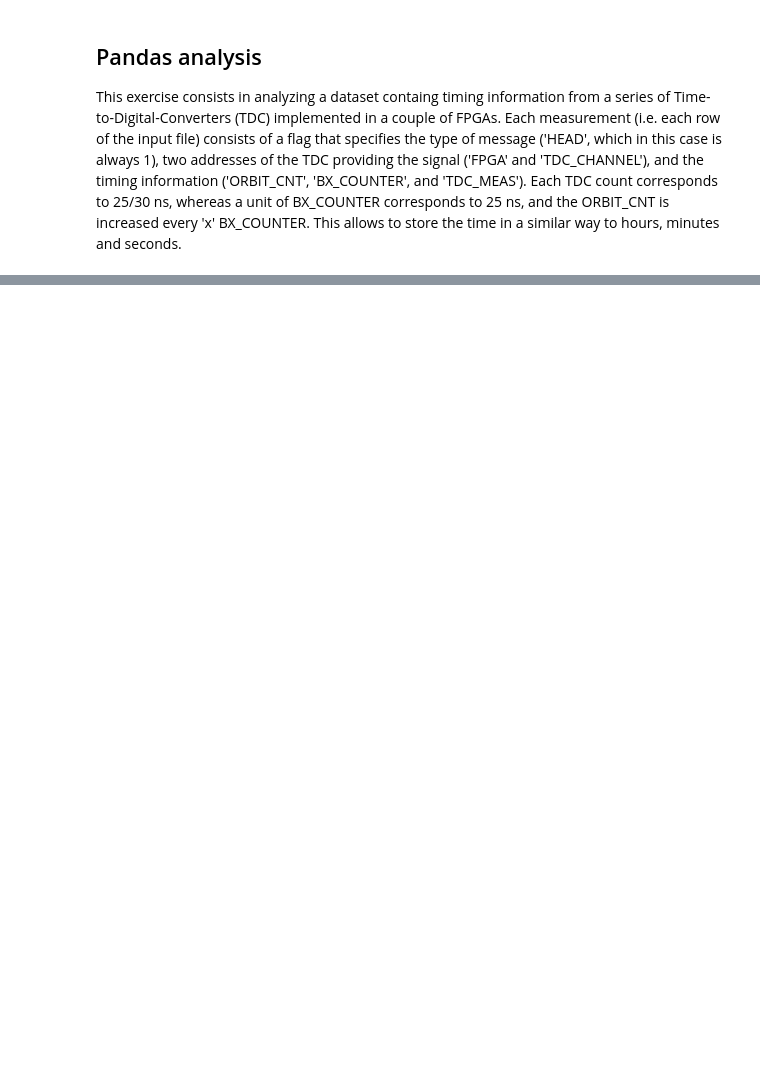
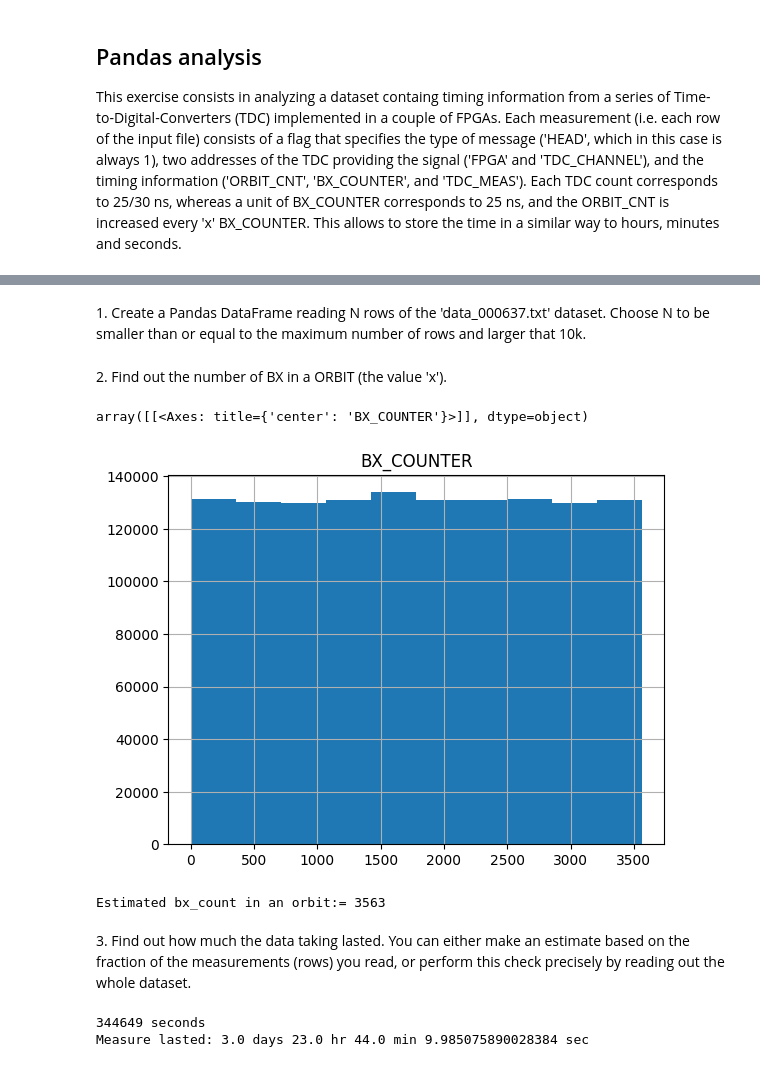
Before and after one commit to kevinbrugnera/LaboratoryOfComputationalPhysicsY8, a Jupyter notebook: 06/06ex_Pandas.ipynb, the cells around one changed output, grey strips where cells are left out. Cells and saved outputs as stored; diff of their text form; code cells hidden in the pictures; blank space fills up the shorter version.

```diff
--- a/06/06ex_Pandas.ipynb
+++ b/06/06ex_Pandas.ipynb
@@ -25,0 +8,6 @@ This exercise consists in analyzing a dataset containg timing information from a
+# %%
+import pandas as pd
+import numpy as np
+
+data = pd.read_csv('data_000637.txt')
+data.head()
@@ -25,0 +21,38 @@ This exercise consists in analyzing a dataset containg timing information from a
+# %% [markdown]
+1\. Create a Pandas DataFrame reading N rows of the 'data_000637.txt' dataset. Choose N to be smaller than or equal to the maximum number of rows and larger that 10k.
+# %%
+#N = 100_000
+#df = data[:N] # -> first 10000 rows
+df = data # we select the entire dataset
+# %% [markdown]
+2\. Find out the number of BX in a ORBIT (the value 'x').
+# %%
+df.hist('BX_COUNTER') # uniformly distributed since not continous
+# %% [output]
+array([[<Axes: title={'center': 'BX_COUNTER'}>]], dtype=object)
+[figure, added]
+# %%
+# we will estimate the number of count per orbit viewing the highest/lowest value measured on te clock (like 0s and 60s)
+x = df['BX_COUNTER'].max() - df['BX_COUNTER'].min()
+print(f"Estimated bx_count in an orbit:= {x}")
+# %% [output]
+Estimated bx_count in an orbit:= 3563
+# %% [markdown]
+3\. Find out how much the data taking lasted. You can either make an estimate based on the fraction of the measurements (rows) you read, or perform this check precisely by reading out the whole dataset.
+# %%
+# if we estimate it with fraction, we use the lastone of the subset and then multiply for n (number of subset)
+
+def time(orbit, bx, tdc): # in nanoseconds
+    t_s = (orbit * x * 25 + bx * 25 + tdc * 25 / 30) * 10**-9
+    print(int(t_s), "seconds")
+    gg = t_s // (24*3600)
+    hr = (t_s - gg*24*3600) // (3600)
+    mn = (t_s - gg*24*3600 - hr*3600) // (60)
+    sec = t_s - gg*24*3600 - hr*3600 - mn*60
+    print(f"Measure lasted: {gg} days {hr} hr {mn} min {sec} sec")
+
+#we calculate it in the last element (most recent update of the clock)
+time(df['ORBIT_CNT'].iloc[-1], df['BX_COUNTER'].iloc[-1], df['TDC_MEAS'].iloc[-1])
+# %% [output]
+344649 seconds
+Measure lasted: 3.0 days 23.0 hr 44.0 min 9.985075890028384 sec
```
Also changed, not shown: parts of 17 cells of this notebook, 1 other file.
